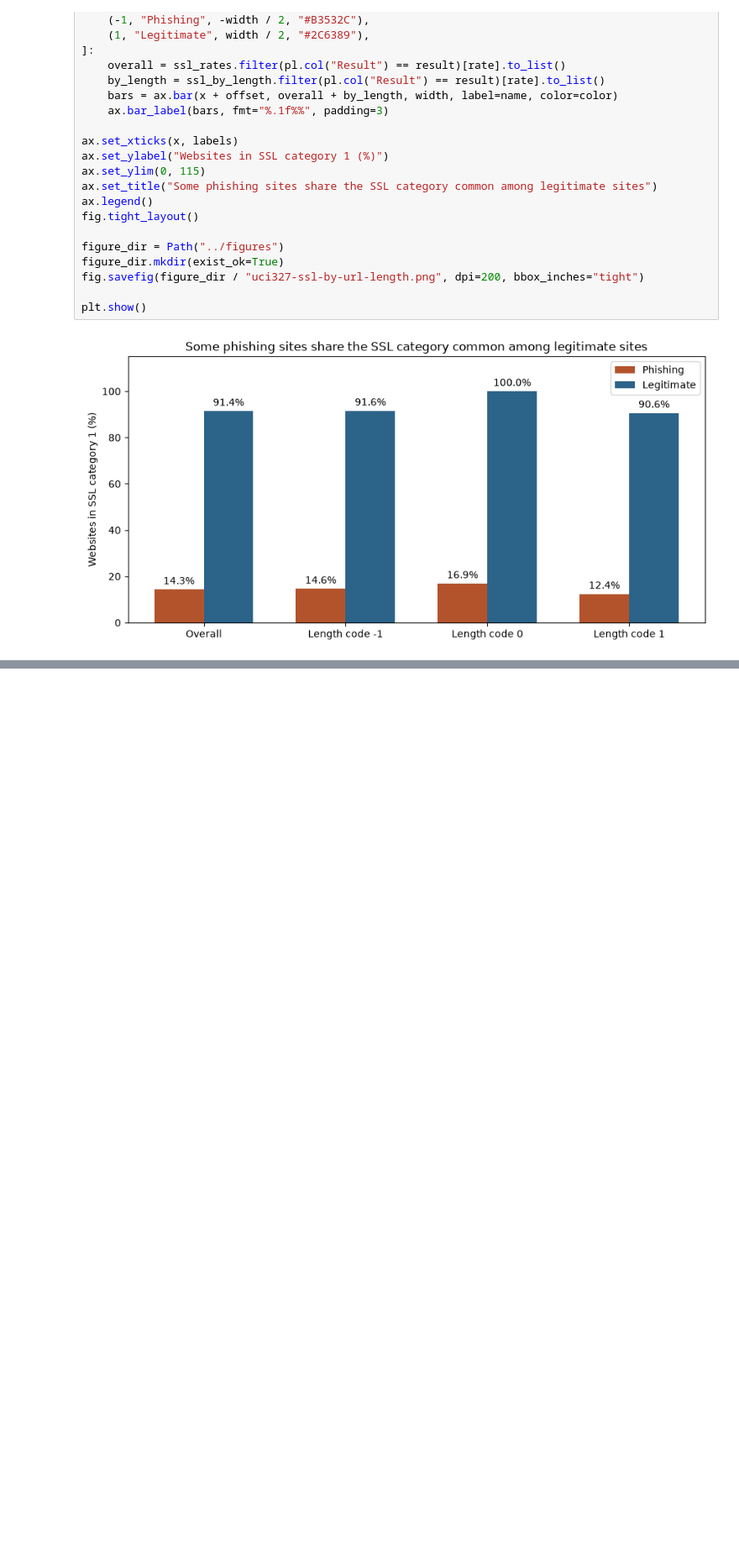
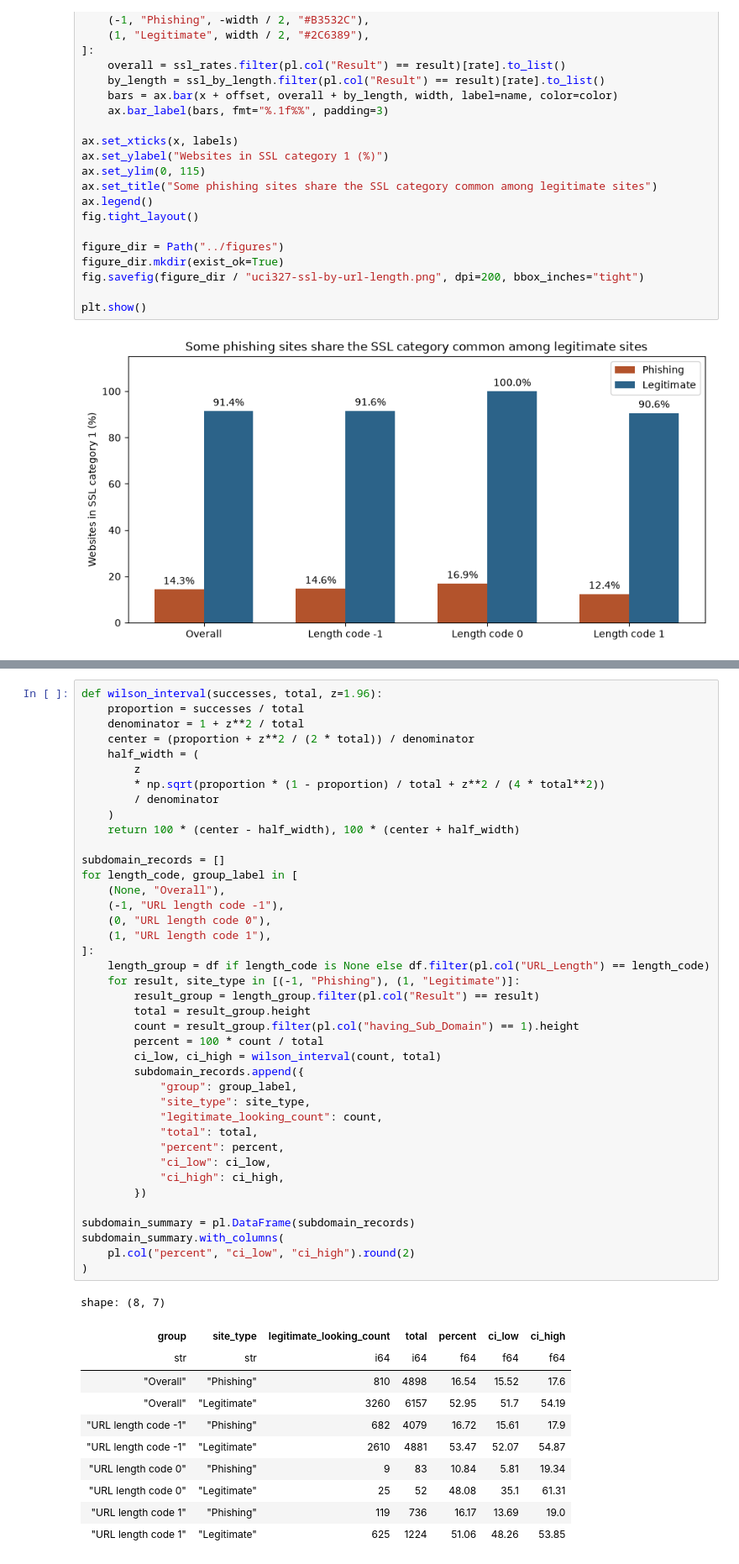
Before and after one commit to zainabahmed4/cs418-phishing, a Jupyter notebook: notebooks/narrative.ipynb, the cells around one changed output, grey strips where cells are left out. Shown at 84% size. Saved outputs shown, nothing was run; the diff lists cells and outputs as text; blank space fills up the shorter version.

```diff
--- a/notebooks/narrative.ipynb
+++ b/notebooks/narrative.ipynb
@@ -115,0 +120,52 @@ plt.show()
+# %%
+def wilson_interval(successes, total, z=1.96):
+    proportion = successes / total
+    denominator = 1 + z**2 / total
+    center = (proportion + z**2 / (2 * total)) / denominator
+    half_width = (
+        z
+        * np.sqrt(proportion * (1 - proportion) / total + z**2 / (4 * total**2))
+        / denominator
+    )
+    return 100 * (center - half_width), 100 * (center + half_width)
+
+subdomain_records = []
+for length_code, group_label in [
+    (None, "Overall"),
+    (-1, "URL length code -1"),
+    (0, "URL length code 0"),
+    (1, "URL length code 1"),
+]:
+    length_group = df if length_code is None else df.filter(pl.col("URL_Length") == length_code)
+    for result, site_type in [(-1, "Phishing"), (1, "Legitimate")]:
+        result_group = length_group.filter(pl.col("Result") == result)
+        total = result_group.height
+        count = result_group.filter(pl.col("having_Sub_Domain") == 1).height
+        percent = 100 * count / total
+        ci_low, ci_high = wilson_interval(count, total)
+        subdomain_records.append({
+            "group": group_label,
+            "site_type": site_type,
+            "legitimate_looking_count": count,
+            "total": total,
+            "percent": percent,
+            "ci_low": ci_low,
+            "ci_high": ci_high,
+        })
+
+subdomain_summary = pl.DataFrame(subdomain_records)
+subdomain_summary.with_columns(
+    pl.col("percent", "ci_low", "ci_high").round(2)
+)
+# %% [output]
+shape: (8, 7)
+| group | site_type | legitimate_looking_count | total | percent | ci_low | ci_high |
+| str | str | i64 | i64 | f64 | f64 | f64 |
+| "Overall" | "Phishing" | 810 | 4898 | 16.54 | 15.52 | 17.6 |
+| "Overall" | "Legitimate" | 3260 | 6157 | 52.95 | 51.7 | 54.19 |
+| "URL length code -1" | "Phishing" | 682 | 4079 | 16.72 | 15.61 | 17.9 |
+| "URL length code -1" | "Legitimate" | 2610 | 4881 | 53.47 | 52.07 | 54.87 |
+| "URL length code 0" | "Phishing" | 9 | 83 | 10.84 | 5.81 | 19.34 |
+| "URL length code 0" | "Legitimate" | 25 | 52 | 48.08 | 35.1 | 61.31 |
+| "URL length code 1" | "Phishing" | 119 | 736 | 16.17 | 13.69 | 19.0 |
+| "URL length code 1" | "Legitimate" | 625 | 1224 | 51.06 | 48.26 | 53.85 |
```
Also changed, not shown: parts of 2 cells of this notebook, 2 other files.
